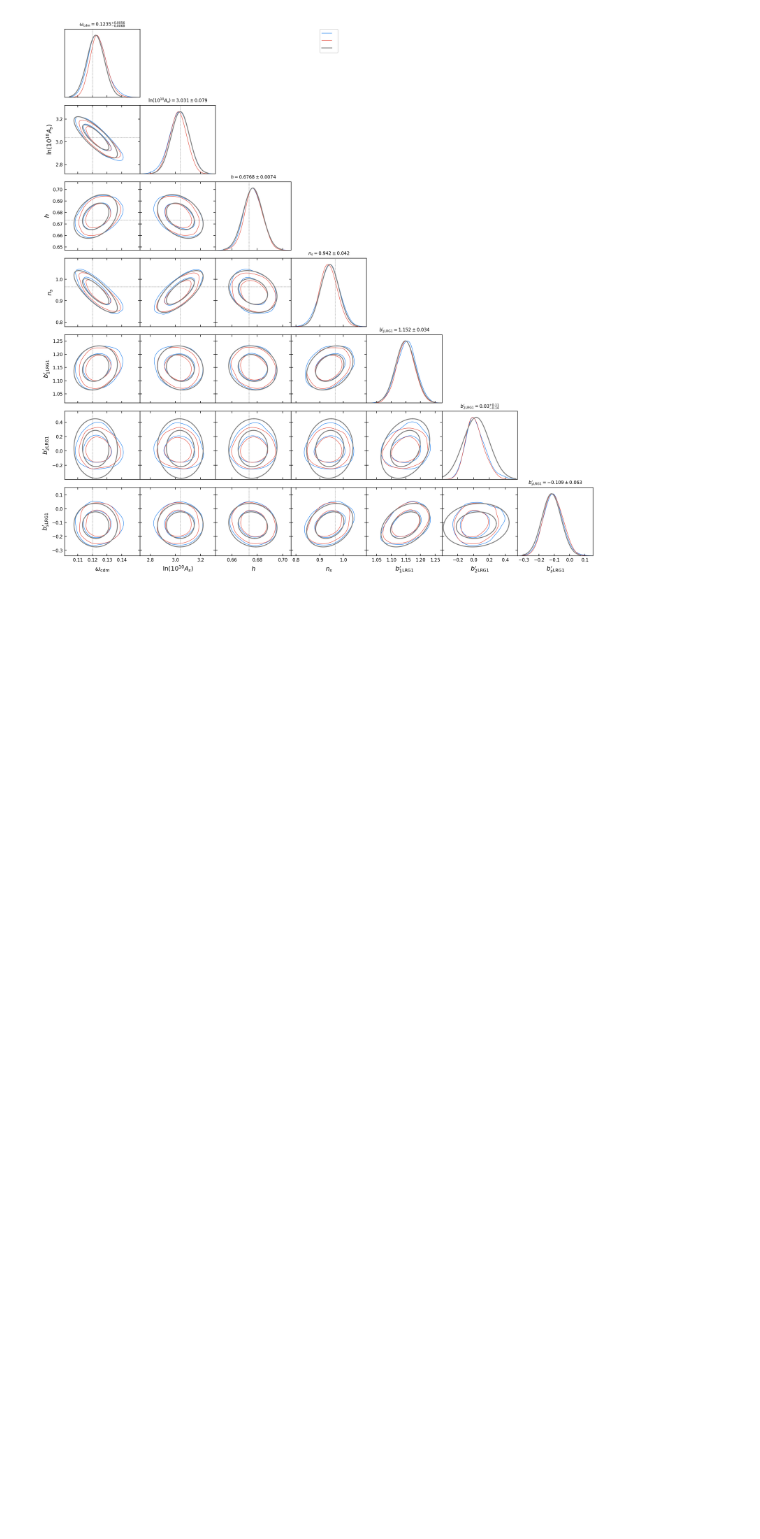
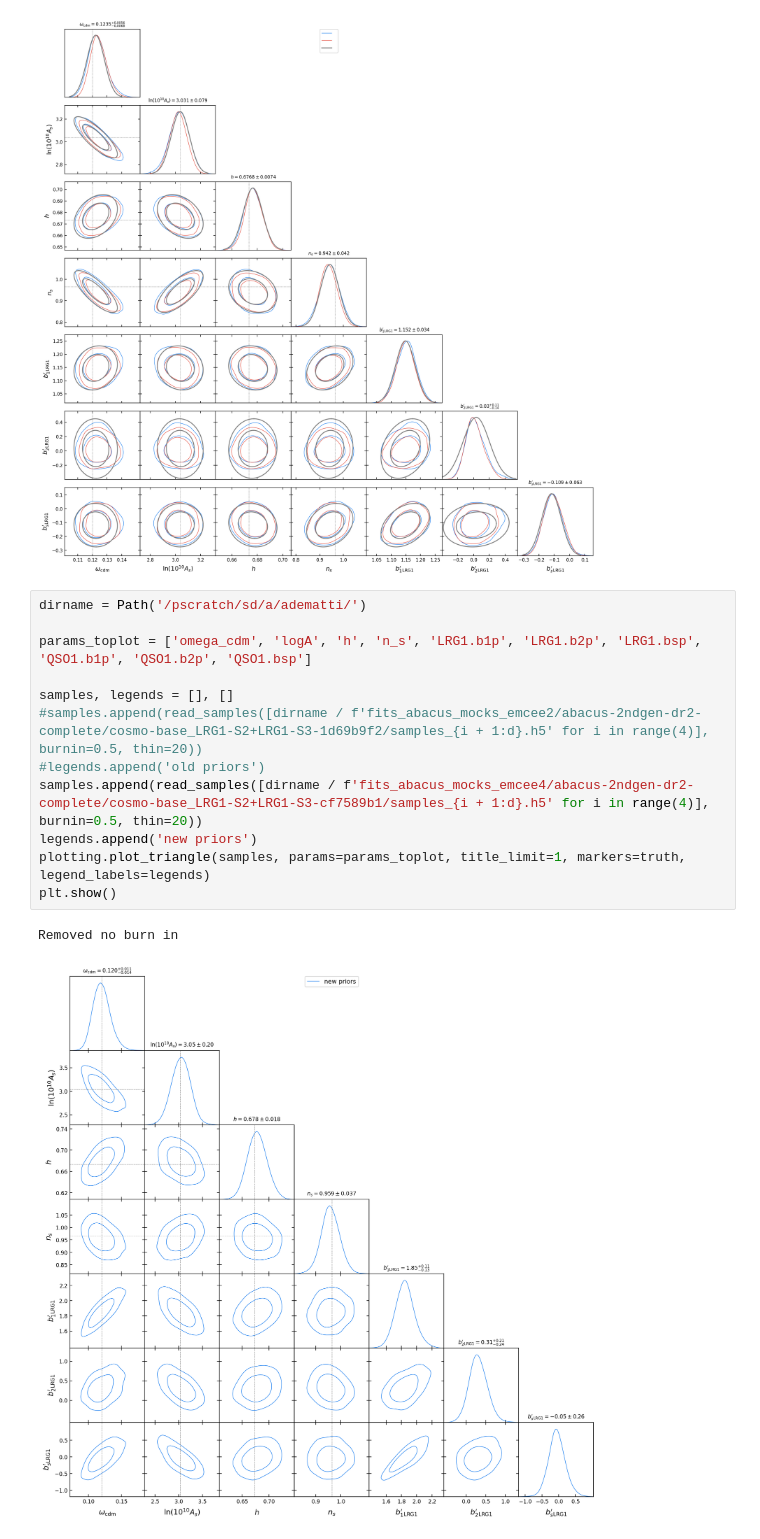
Before and after one commit to AlbertoRosado1/cai-dr2-clustering-products, a Jupyter notebook: full_shape/nb/check_samplers.ipynb, the cells around one changed output. Cells and saved outputs as stored; diff of their text form; blank space fills up the shorter version.

Commit message:
applying prior document

```diff
--- a/full_shape/nb/check_samplers.ipynb
+++ b/full_shape/nb/check_samplers.ipynb
@@ -89,3 +89,18 @@ plt.show()
 Removed no burn in
 Removed no burn in
 [figure]
+# %%
+dirname = Path('/pscratch/sd/a/adematti/')
+
+params_toplot = ['omega_cdm', 'logA', 'h', 'n_s', 'LRG1.b1p', 'LRG1.b2p', 'LRG1.bsp', 'QSO1.b1p', 'QSO1.b2p', 'QSO1.bsp']
+
+samples, legends = [], []
+#samples.append(read_samples([dirname / f'fits_abacus_mocks_emcee2/abacus-2ndgen-dr2-complete/cosmo-base_LRG1-S2+LRG1-S3-1d69b9f2/samples_{i + 1:d}.h5' for i in range(4)], burnin=0.5, thin=20))
+#legends.append('old priors')
+samples.append(read_samples([dirname / f'fits_abacus_mocks_emcee4/abacus-2ndgen-dr2-complete/cosmo-base_LRG1-S2+LRG1-S3-cf7589b1/samples_{i + 1:d}.h5' for i in range(4)], burnin=0.5, thin=20))
+legends.append('new priors')
+plotting.plot_triangle(samples, params=params_toplot, title_limit=1, markers=truth, legend_labels=legends)
+plt.show()
+# %% [output]
+Removed no burn in
+[figure, added]
```
Also changed, not shown: 4 other files.
